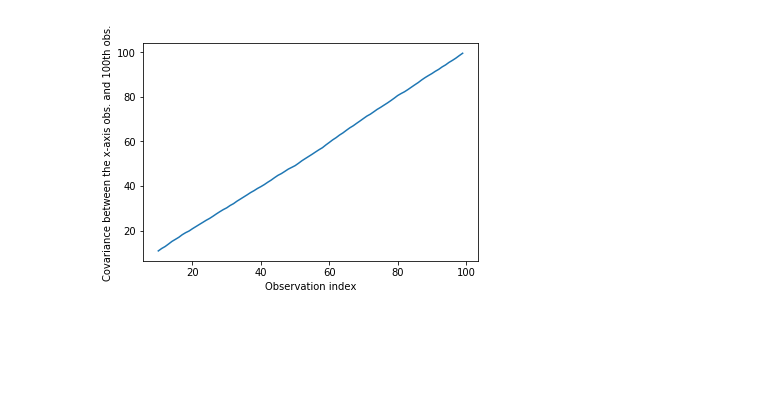
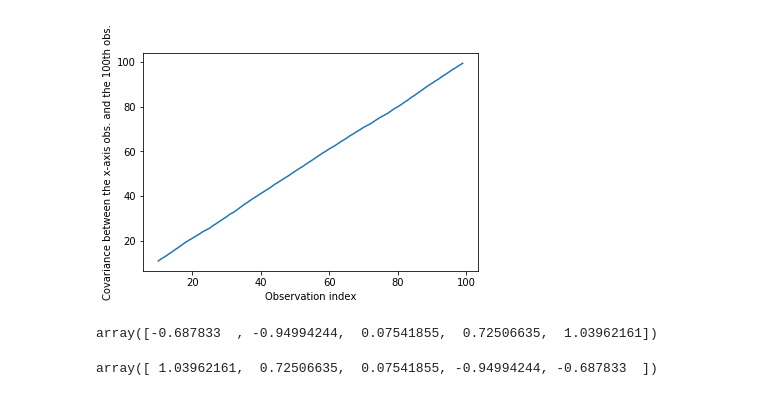
Before and after one commit to ionut199418/ionut, a Jupyter notebook: Covariance_of_Brownian_motion.ipynb, the cells around one changed output. Drawn from its saved outputs; the diff is of its cells as text; code cells hidden in the pictures; blank space fills up the shorter version.

```diff
--- a/Covariance_of_Brownian_motion.ipynb
+++ b/Covariance_of_Brownian_motion.ipynb
@@ -31,7 +33,15 @@ print(matrix.mean(axis=0))
 # %%
 plt.plot(range(10,100),matrix.mean(axis=0))
 plt.xlabel('Observation index')
-plt.ylabel("Covariance between the x-axis obs. and 100th obs.")
+plt.ylabel("Covariance between the x-axis obs. and the 100th obs.")
 plt.show()
 # %% [output]
-[figure, old version]
+[figure, new version]
+# %%
+brw1[5:10]
+# %% [output]
+array([-0.687833  , -0.94994244,  0.07541855,  0.72506635,  1.03962161])
+# %%
+brw1[5:10][::-1]
+# %% [output]
+array([ 1.03962161,  0.72506635,  0.07541855, -0.94994244, -0.687833  ])
```
Also changed, not shown: parts of 11 cells of this notebook.
